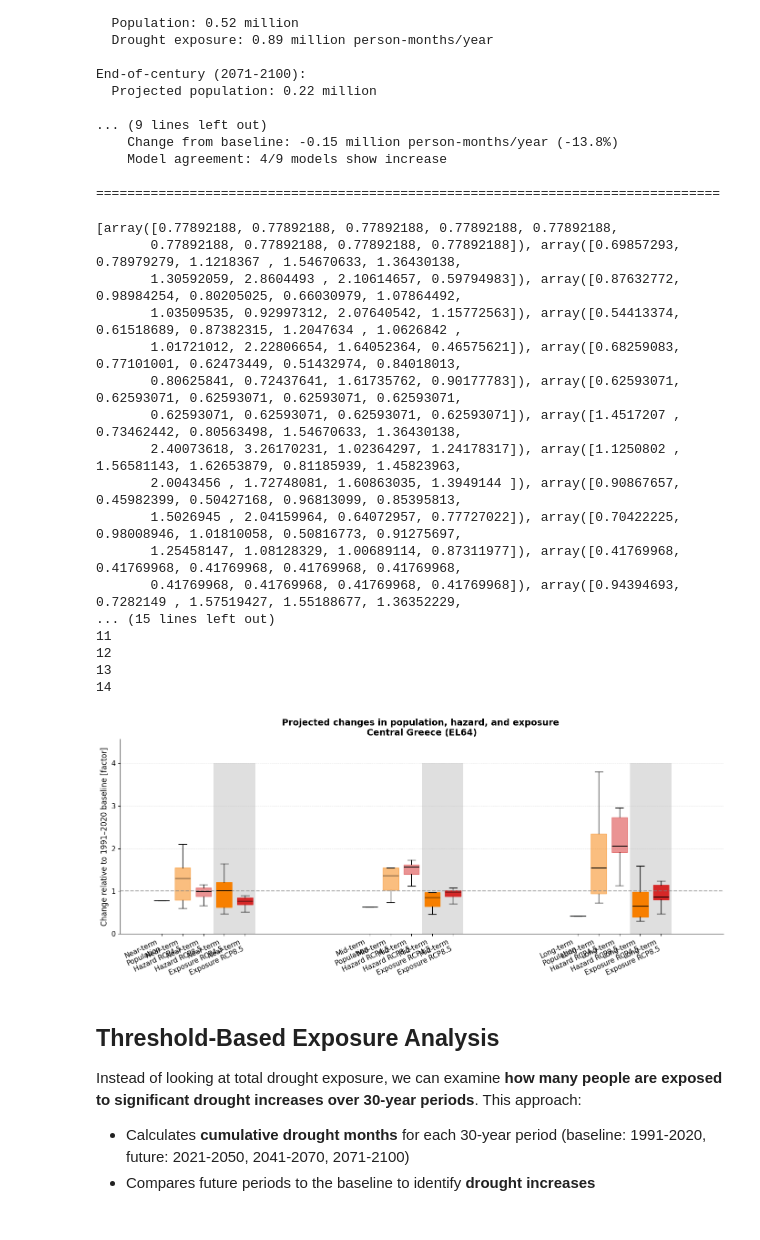
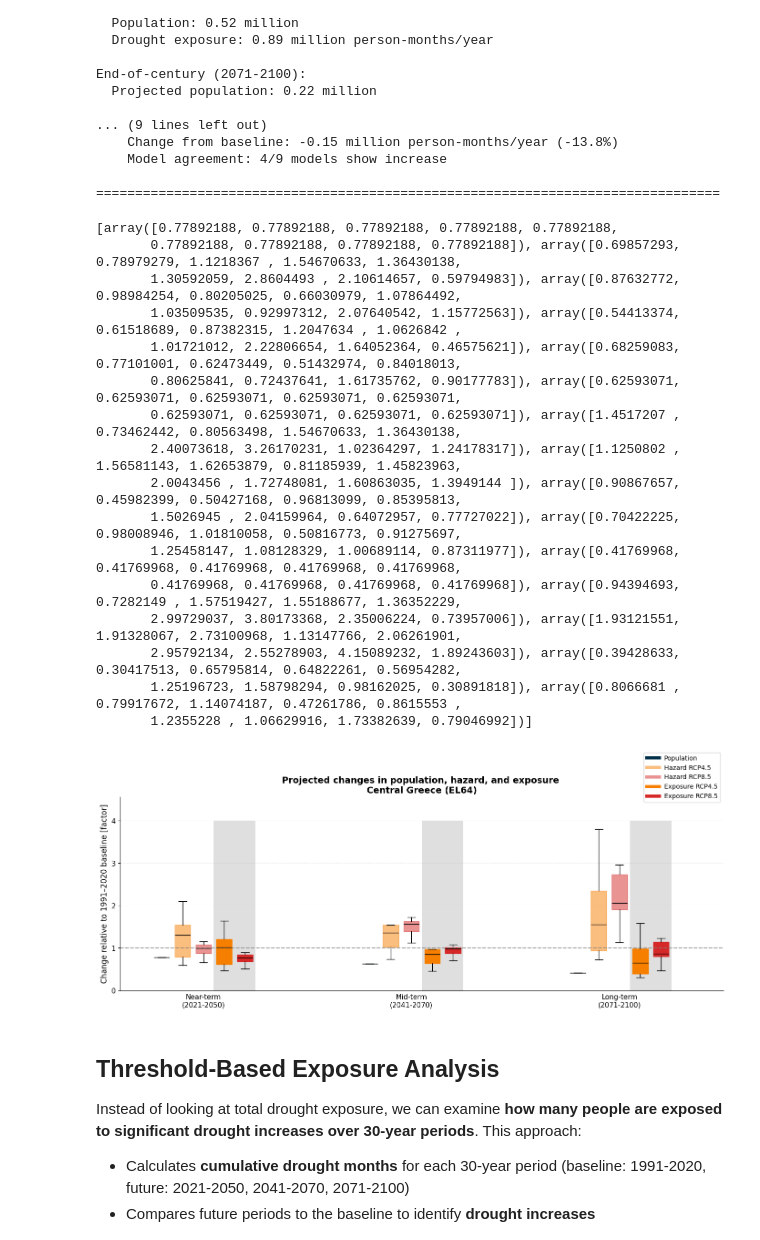
Before and after one commit to ecmwf-training/drought-exposure, a Jupyter notebook: tutorials/people_exposed_to_prolonged_droughts.ipynb, the cells around one changed output. Drawn from its saved outputs; the diff is of its cells as text; code cells hidden in the pictures.

Commit message:
style: make figure prettier

```diff
--- a/tutorials/people_exposed_to_prolonged_droughts.ipynb
+++ b/tutorials/people_exposed_to_prolonged_droughts.ipynb
@@ -643,7 +643,7 @@ for x_start in [1.35, 2.35, 3.35]:
 
 bp_exp = ax.boxplot(
     data_to_plot_exp,
-    tick_labels=labels_exp,
+    tick_labels=None,
     patch_artist=True,
     widths=0.075,
     showfliers=False,
@@ -666,40 +666,54 @@ for patch, color in zip(bp_exp['boxes'], box_colors_exp):
 
 
 # Reference line: no change
 ax.axhline(1.0, color='gray', linestyle='--', linewidth=1.5, alpha=0.7)
 ax.set_ylabel('Change relative to 1991–2020 baseline [factor]', fontsize=12)
 ax.set_title(
     'Projected changes in population, hazard, and exposure \nCentral Greece (EL64)',
     fontsize=14,
     fontweight='bold',
 )
 
 ax.grid(True, axis='y', alpha=0.3, linestyle='--', linewidth=0.5)
 ax.spines['top'].set_visible(False)
 ax.spines['right'].set_visible(False)
-plt.setp(ax.get_xticklabels(), rotation=25, ha='right')
+# add a legend instead of xticklabels
+legend_elements = [
+    plt.Line2D([0], [0], color='#003049', lw=5, label='Population'),
+    plt.Line2D([0], [0], color='#F77F00', lw=5, alpha=0.5, label='Hazard RCP4.5'),
+    plt.Line2D([0], [0], color='#D62828', lw=5, alpha=0.5, label='Hazard RCP8.5'),
+    plt.Line2D([0], [0], color='#F77F00', lw=5, alpha=1, label='Exposure RCP4.5'),
+    plt.Line2D([0], [0], color='#D62828', lw=5, alpha=1, label='Exposure RCP8.5'),
+]
+ax.legend(handles=legend_elements, loc='center right', bbox_to_anchor=(1, 1.1), fontsize=10, frameon=True)
+# remove x-axis ticks and labels
+ax.set_xticks([])
+# place x-axis labels manually with rotation at the center of each group just entitled "near-term", "mid-term", "long-term"
+ax.text(1.3, -0.25, 'Near-term\n(2021-2050)', ha='center', va='center', fontsize=11)
+ax.text(2.3, -0.25, 'Mid-term\n(2041-2070)', ha='center', va='center', fontsize=11)
+ax.text(3.3, -0.25, 'Long-term\n(2071-2100)', ha='center', va='center', fontsize=11)
+#plt.setp(ax.get_xticklabels(), rotation=25, ha='right')
 
 plt.tight_layout()
 plt.show()
 # %% [output]
 [array([0.77892188, 0.77892188, 0.77892188, 0.77892188, 0.77892188,
        0.77892188, 0.77892188, 0.77892188, 0.77892188]), array([0.69857293, 0.78979279, 1.1218367 , 1.54670633, 1.36430138,
        1.30592059, 2.8604493 , 2.10614657, 0.59794983]), array([0.87632772, 0.98984254, 0.80205025, 0.66030979, 1.07864492,
        1.03509535, 0.92997312, 2.07640542, 1.15772563]), array([0.54413374, 0.61518689, 0.87382315, 1.2047634 , 1.0626842 ,
        1.01721012, 2.22806654, 1.64052364, 0.46575621]), array([0.68259083, 0.77101001, 0.62473449, 0.51432974, 0.84018013,
        0.80625841, 0.72437641, 1.61735762, 0.90177783]), array([0.62593071, 0.62593071, 0.62593071, 0.62593071, 0.62593071,
        0.62593071, 0.62593071, 0.62593071, 0.62593071]), array([1.4517207 , 0.73462442, 0.80563498, 1.54670633, 1.36430138,
        2.40073618, 3.26170231, 1.02364297, 1.24178317]), array([1.1250802 , 1.56581143, 1.62653879, 0.81185939, 1.45823963,
        2.0043456 , 1.72748081, 1.60863035, 1.3949144 ]), array([0.90867657, 0.45982399, 0.50427168, 0.96813099, 0.85395813,
        1.5026945 , 2.04159964, 0.64072957, 0.77727022]), array([0.70422225, 0.98008946, 1.01810058, 0.50816773, 0.91275697,
        1.25458147, 1.08128329, 1.00689114, 0.87311977]), array([0.41769968, 0.41769968, 0.41769968, 0.41769968, 0.41769968,
        0.41769968, 0.41769968, 0.41769968, 0.41769968]), array([0.94394693, 0.7282149 , 1.57519427, 1.55188677, 1.36352229,
-... (15 lines left out)
-11
-12
-13
-14
+       2.99729037, 3.80173368, 2.35006224, 0.73957006]), array([1.93121551, 1.91328067, 2.73100968, 1.13147766, 2.06261901,
+       2.95792134, 2.55278903, 4.15089232, 1.89243603]), array([0.39428633, 0.30417513, 0.65795814, 0.64822261, 0.56954282,
+       1.25196723, 1.58798294, 0.98162025, 0.30891818]), array([0.8066681 , 0.79917672, 1.14074187, 0.47261786, 0.8615553 ,
+       1.2355228 , 1.06629916, 1.73382639, 0.79046992])]
-[figure, old version]
+[figure, new version]
 # %% [markdown]
 ## Threshold-Based Exposure Analysis
 
```
